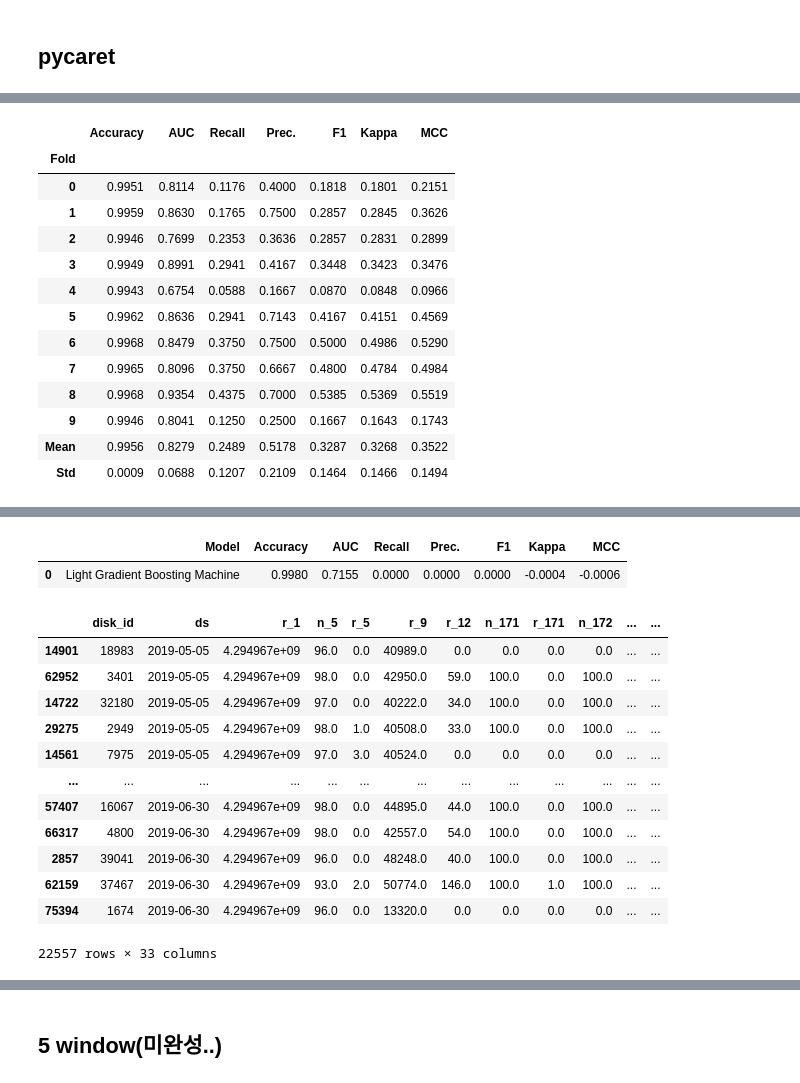
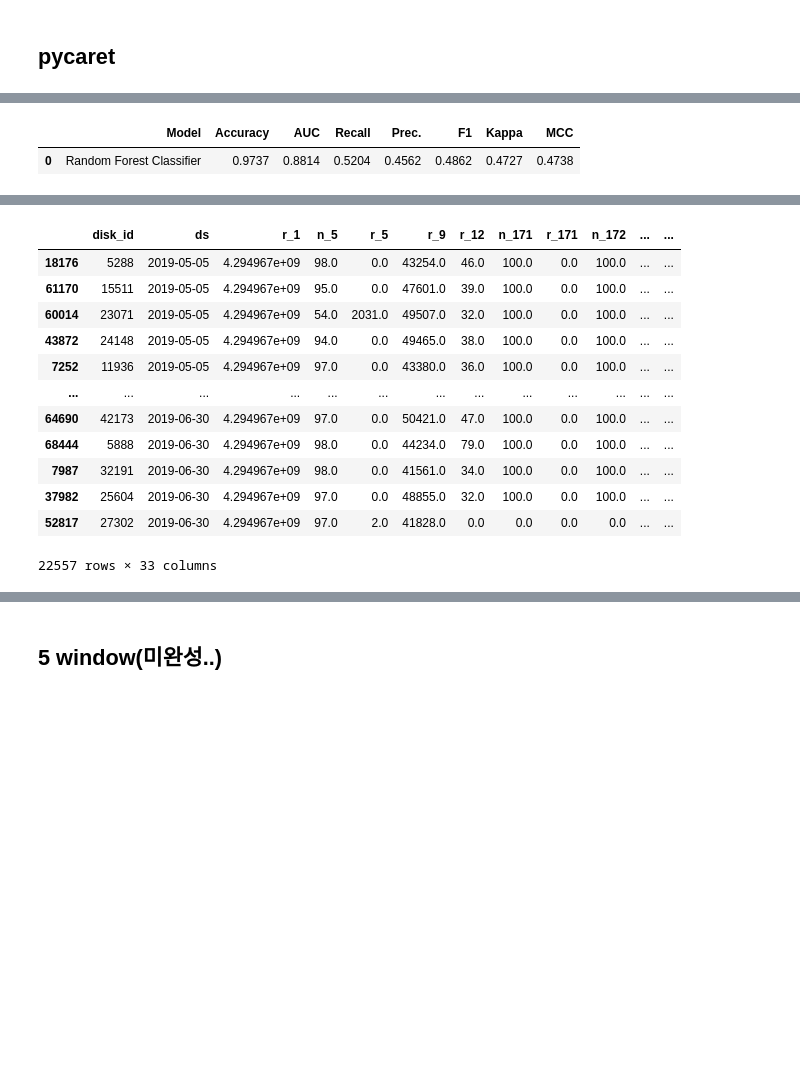
Before and after one commit to passion3659/ssd-failure, a Jupyter notebook: MA1.ipynb, the cells around one changed output, grey strips where cells are left out. Cells and saved outputs as stored; diff of their text form; code cells hidden in the pictures; blank space fills up the shorter version.

```diff
--- a/MA1.ipynb
+++ b/MA1.ipynb
@@ -2,9 +2,6 @@
 import pandas as pd
 # %%
 data = pd.read_csv('../ssd_data/final_data/final_data_MA1.csv',index_col=False)
-data = data.sort_values(by='ds')
-# 'ds' 컬럼을 날짜 형식으로 변환
-data['ds'] = pd.to_datetime(data['ds'], format='%Y%m%d')
 
 # 데이터를 시간 순서대로 정렬 ('ds' 컬럼을 기준으로)
 data = data.sort_values(by='ds')
@@ -25,8 +22,5 @@ data
 75395 rows × 31 columns
 # %%
-# 데이터를 시간 순서대로 정렬 ('ds' 컬럼을 기준으로)
-data = data.sort_values(by='ds')
-
 # 70% 지점의 인덱스를 찾아 훈련 및 테스트 데이터로 분할
 index_70_percent = int(len(data) * 0.7)
 cutoff_date = data.iloc[index_70_percent]['ds']
@@ -219,7 +175,7 @@ best_model = compare_models()
 # %%
 # 특정 모델 선택 및 훈련
 # 예: 로지스틱 회귀 모델
-model = create_model('lightgbm')
+model = create_model('rf')
 
 # 모델 성능 평가 (테스트 데이터로)
 predict_model(model, data=test_data)
@@ -228,14 +186,2 @@ predict_model(model, data=test_data)
-|  | Accuracy | AUC | Recall | Prec. | F1 | Kappa | MCC |
-| Fold |  |  |  |  |  |  |  |
-| 0 | 0.9951 | 0.8114 | 0.1176 | 0.4000 | 0.1818 | 0.1801 | 0.2151 |
-| 1 | 0.9959 | 0.8630 | 0.1765 | 0.7500 | 0.2857 | 0.2845 | 0.3626 |
-| 2 | 0.9946 | 0.7699 | 0.2353 | 0.3636 | 0.2857 | 0.2831 | 0.2899 |
-| 3 | 0.9949 | 0.8991 | 0.2941 | 0.4167 | 0.3448 | 0.3423 | 0.3476 |
-| 4 | 0.9943 | 0.6754 | 0.0588 | 0.1667 | 0.0870 | 0.0848 | 0.0966 |
-| 5 | 0.9962 | 0.8636 | 0.2941 | 0.7143 | 0.4167 | 0.4151 | 0.4569 |
-| 6 | 0.9968 | 0.8479 | 0.3750 | 0.7500 | 0.5000 | 0.4986 | 0.5290 |
-| 7 | 0.9965 | 0.8096 | 0.3750 | 0.6667 | 0.4800 | 0.4784 | 0.4984 |
-| 8 | 0.9968 | 0.9354 | 0.4375 | 0.7000 | 0.5385 | 0.5369 | 0.5519 |
-| 9 | 0.9946 | 0.8041 | 0.1250 | 0.2500 | 0.1667 | 0.1643 | 0.1743 |
-| Mean | 0.9956 | 0.8279 | 0.2489 | 0.5178 | 0.3287 | 0.3268 | 0.3522 |
-| Std | 0.0009 | 0.0688 | 0.1207 | 0.2109 | 0.1464 | 0.1466 | 0.1494 |
+|  | Model | Accuracy | AUC | Recall | Prec. | F1 | Kappa | MCC |
+| 0 | Random Forest Classifier | 0.9737 | 0.8814 | 0.5204 | 0.4562 | 0.4862 | 0.4727 | 0.4738 |
@@ -243,15 +188,13 @@ predict_model(model, data=test_data)
-|  | Model | Accuracy | AUC | Recall | Prec. | F1 | Kappa | MCC |
-| 0 | Light Gradient Boosting Machine | 0.9980 | 0.7155 | 0.0000 | 0.0000 | 0.0000 | -0.0004 | -0.0006 |
+|  | disk_id | ds | r_1 | n_5 | r_5 | r_9 | r_12 | n_171 | r_171 | n_172 | ... | ... |
+| 18176 | 5288 | 2019-05-05 | 4.294967e+09 | 98.0 | 0.0 | 43254.0 | 46.0 | 100.0 | 0.0 | 100.0 | ... | ... |
+| 61170 | 15511 | 2019-05-05 | 4.294967e+09 | 95.0 | 0.0 | 47601.0 | 39.0 | 100.0 | 0.0 | 100.0 | ... | ... |
+| 60014 | 23071 | 2019-05-05 | 4.294967e+09 | 54.0 | 2031.0 | 49507.0 | 32.0 | 100.0 | 0.0 | 100.0 | ... | ... |
+| 43872 | 24148 | 2019-05-05 | 4.294967e+09 | 94.0 | 0.0 | 49465.0 | 38.0 | 100.0 | 0.0 | 100.0 | ... | ... |
+| 7252 | 11936 | 2019-05-05 | 4.294967e+09 | 97.0 | 0.0 | 43380.0 | 36.0 | 100.0 | 0.0 | 100.0 | ... | ... |
+| ... | ... | ... | ... | ... | ... | ... | ... | ... | ... | ... | ... | ... |
+| 64690 | 42173 | 2019-06-30 | 4.294967e+09 | 97.0 | 0.0 | 50421.0 | 47.0 | 100.0 | 0.0 | 100.0 | ... | ... |
+| 68444 | 5888 | 2019-06-30 | 4.294967e+09 | 98.0 | 0.0 | 44234.0 | 79.0 | 100.0 | 0.0 | 100.0 | ... | ... |
+| 7987 | 32191 | 2019-06-30 | 4.294967e+09 | 98.0 | 0.0 | 41561.0 | 34.0 | 100.0 | 0.0 | 100.0 | ... | ... |
+| 37982 | 25604 | 2019-06-30 | 4.294967e+09 | 97.0 | 0.0 | 48855.0 | 32.0 | 100.0 | 0.0 | 100.0 | ... | ... |
+| 52817 | 27302 | 2019-06-30 | 4.294967e+09 | 97.0 | 2.0 | 41828.0 | 0.0 | 0.0 | 0.0 | 0.0 | ... | ... |
-|  | disk_id | ds | r_1 | n_5 | r_5 | r_9 | r_12 | n_171 | r_171 | n_172 | ... | ... |
-| 14901 | 18983 | 2019-05-05 | 4.294967e+09 | 96.0 | 0.0 | 40989.0 | 0.0 | 0.0 | 0.0 | 0.0 | ... | ... |
-| 62952 | 3401 | 2019-05-05 | 4.294967e+09 | 98.0 | 0.0 | 42950.0 | 59.0 | 100.0 | 0.0 | 100.0 | ... | ... |
-| 14722 | 32180 | 2019-05-05 | 4.294967e+09 | 97.0 | 0.0 | 40222.0 | 34.0 | 100.0 | 0.0 | 100.0 | ... | ... |
-| 29275 | 2949 | 2019-05-05 | 4.294967e+09 | 98.0 | 1.0 | 40508.0 | 33.0 | 100.0 | 0.0 | 100.0 | ... | ... |
-| 14561 | 7975 | 2019-05-05 | 4.294967e+09 | 97.0 | 3.0 | 40524.0 | 0.0 | 0.0 | 0.0 | 0.0 | ... | ... |
-| ... | ... | ... | ... | ... | ... | ... | ... | ... | ... | ... | ... | ... |
-| 57407 | 16067 | 2019-06-30 | 4.294967e+09 | 98.0 | 0.0 | 44895.0 | 44.0 | 100.0 | 0.0 | 100.0 | ... | ... |
-| 66317 | 4800 | 2019-06-30 | 4.294967e+09 | 98.0 | 0.0 | 42557.0 | 54.0 | 100.0 | 0.0 | 100.0 | ... | ... |
-| 2857 | 39041 | 2019-06-30 | 4.294967e+09 | 96.0 | 0.0 | 48248.0 | 40.0 | 100.0 | 0.0 | 100.0 | ... | ... |
-| 62159 | 37467 | 2019-06-30 | 4.294967e+09 | 93.0 | 2.0 | 50774.0 | 146.0 | 100.0 | 1.0 | 100.0 | ... | ... |
-| 75394 | 1674 | 2019-06-30 | 4.294967e+09 | 96.0 | 0.0 | 13320.0 | 0.0 | 0.0 | 0.0 | 0.0 | ... | ... |
 22557 rows × 33 columns
```
Also changed, not shown: parts of 17 cells of this notebook, 4 other files.
